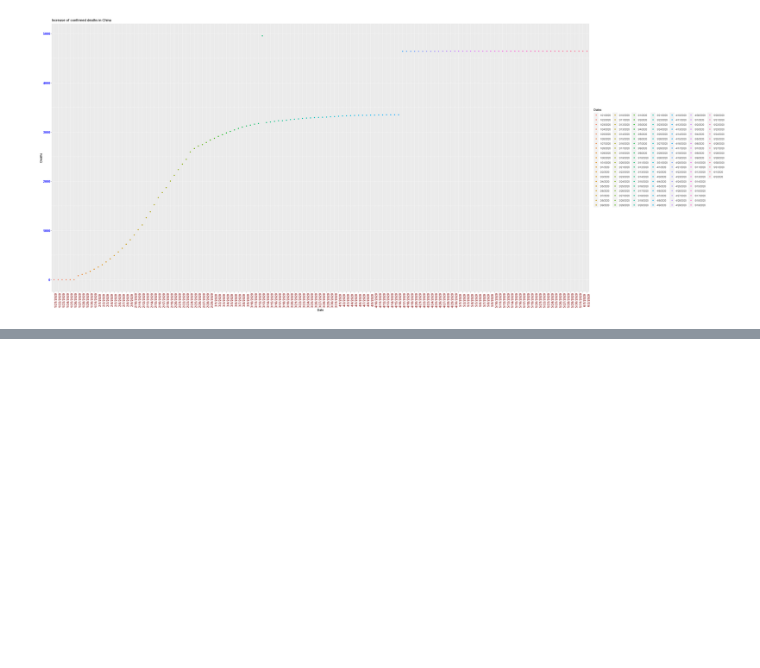
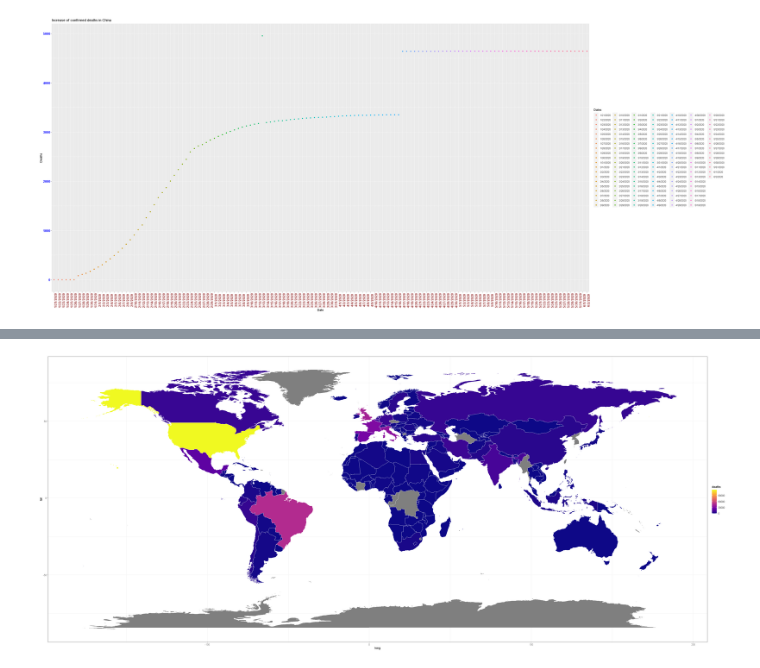
Before and after one commit to dawbit/COVID-19-report, a Jupyter notebook: COVID-19 report R.ipynb, the cells around one changed output, grey strips where cells are left out. Cells and saved outputs as stored; diff of their text form; code cells hidden in the pictures; blank space fills up the shorter version.

```diff
--- a/COVID-19 report R.ipynb
+++ b/COVID-19 report R.ipynb
@@ -225,0 +238,90 @@ ggplot(data, aes(x=xValue, y=yValue)) +
+# %%
+#install.packages(c("cowplot", "googleway", "ggplot2", "ggrepel","ggspatial", "libwgeom", "sf", "rnaturalearth", "rnaturalearthdata", "rgeos", "maps", "viridis"))
+options(repr.matrix.max.rows=270, repr.matrix.max.cols=40)
+
+library("viridis")
+library("ggplot2")
+theme_set(theme_bw())
+library("sf")
+library("rnaturalearth")
+library("rnaturalearthdata")
+library("rgeos")
+require("maps")
+world <- ne_countries(scale = "medium", returnclass = "sf")
+class(world)
+
+deaths = Deaths_raw[,ncol(Deaths_raw)]
+deaths <- as.matrix(deaths)
+colnames(deaths) <- "deaths"
+colnames(deaths)
+
+death_countries = Deaths_raw[,2]
+death_countries <- as.matrix(death_countries)
+colnames(death_countries) <- "region"
+colnames(death_countries)
+
+
+#death_countries
+#merge(death_countries, death_note, by.x="country", by.y="deaths")
+
+#usa <- Deaths_raw[which(Deaths_raw$"Country/Region" == "US"),]
+#usa <- usa[,ncol(usa)]
+#usa
+
+death_note <- data.frame(
+    region = death_countries,
+    casualities = deaths
+)
+#death_note
+
+death_note = death_note %>%
+ group_by(region) %>%
+ summarise_all(funs(sum))
+
+death_note[death_note == "US"] <- "USA"
+death_note[death_note == "United Kingdom"] <- "UK"
+#death_note$region
+#str(world$pop_est)
+
+
+#ggplot(data = world) +
+#    geom_sf(aes(fill = pop_est)) +
+#    scale_fill_viridis_c(option = "plasma", trans = "sqrt")
+
+#world_map <- map_data("world")
+#ggplot(world_map, aes(x = long, y = lat, group = group)) +
+#  geom_polygon(fill="lightgray", colour = "white")
+
+##############
+
+#death_map <- map_data("world", region = death_note$country)
+#region.lab.data <- death_map %>%
+#  group_by(region) %>%
+#  summarise(long = mean(long), lat = mean(lat))
+
+#death_map$region
+
+#ggplot(death_map, aes(x = long, y = lat)) +
+#  geom_polygon(aes(group = group, fill = region))+
+#  geom_text(aes(label = region), data = region.lab.data,  size = 3, hjust = 0.5)+
+#  scale_fill_viridis_d()+
+#  theme_void()
+###############
+
+
+
+# Retrieve the states map data and merge with crime data
+my_map <- map_data("world")
+#xyz = as.data.frame(my_map$region)
+#xyz
+
+#xyz %>%
+# group_by(my_map$region)%>%
+# summarise_all(funs(sum))
+
+Death_map <- left_join(my_map, death_note, by = "region")
+
+# Create the map
+ggplot(Death_map, aes(long, lat, group = group)) +
+  geom_polygon(aes(fill = deaths), color = "white") + scale_fill_viridis_c(option = "plasma", trans = "identity")
+# %% [output]
@@ -225,0 +331 @@ ggplot(data, aes(x=xValue, y=yValue)) +
+[figure, added]
```
Also changed, not shown: parts of 7 cells of this notebook.
